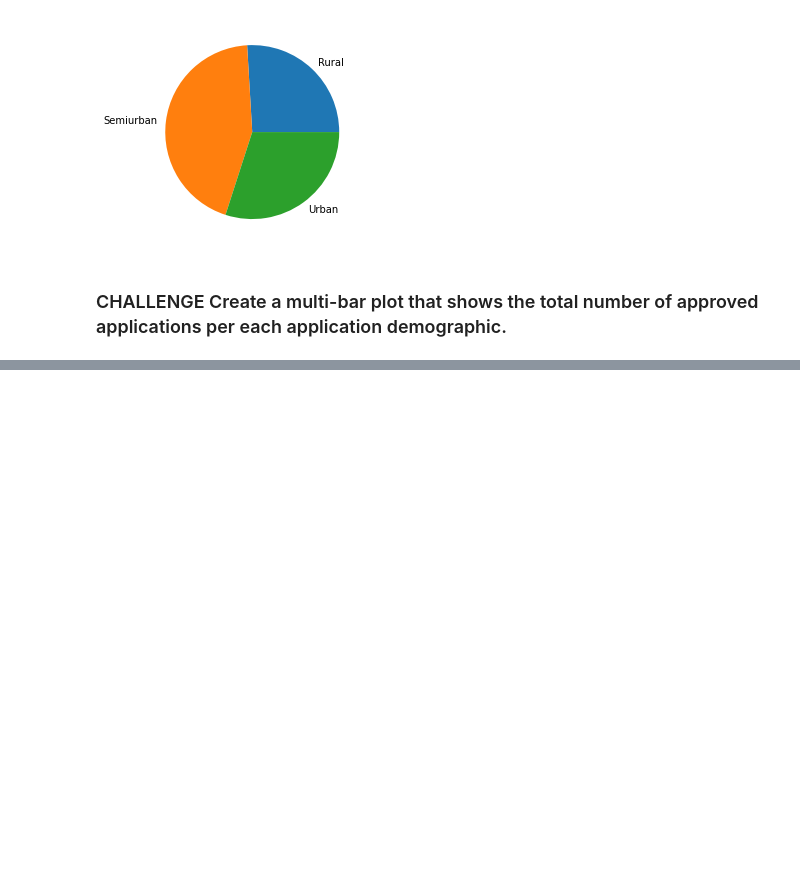
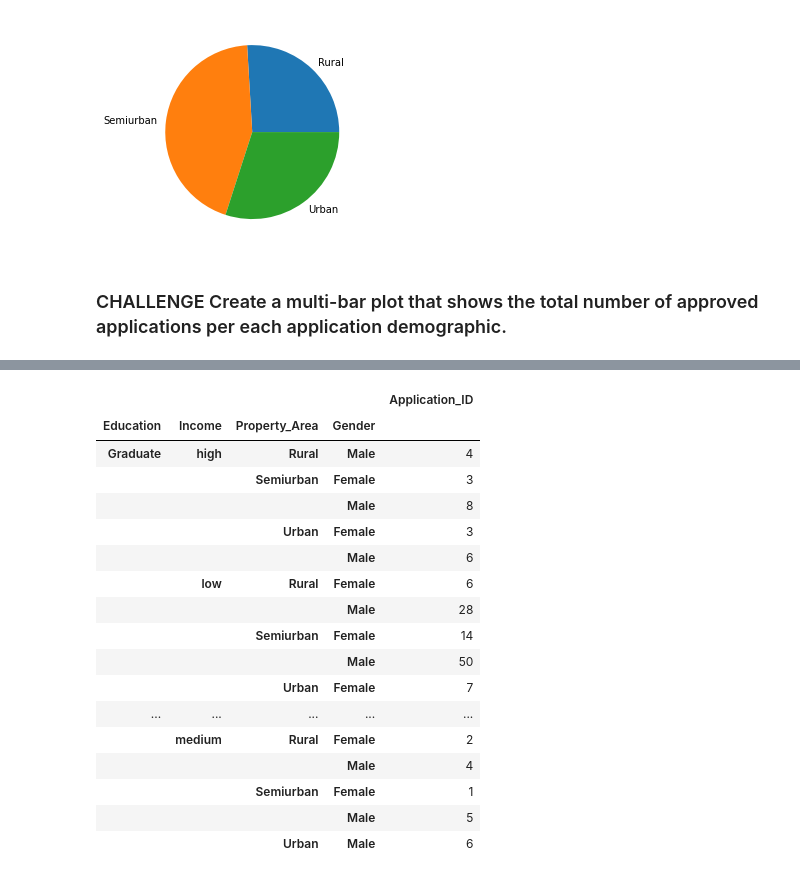
Before and after one commit to vitasunnie0812/Capstone_project, a Jupyter notebook: CAPSTONE_PROJECT.ipynb, the cells around one changed output, grey strips where cells are left out. Cells and saved outputs as stored; diff of their text form; code cells hidden in the pictures; blank space fills up the shorter version.

```diff
--- a/CAPSTONE_PROJECT.ipynb
+++ b/CAPSTONE_PROJECT.ipynb
@@ -927,0 +908,21 @@ ValueError: Could not interpret input 'Education'
+# %%
+challenge
+# %% [output]
+|  |  |  |  | Application_ID |
+| Education | Income | Property_Area | Gender |  |
+| Graduate | high | Rural | Male | 4 |
+|  |  | Semiurban | Female | 3 |
+|  |  |  | Male | 8 |
+|  |  | Urban | Female | 3 |
+|  |  |  | Male | 6 |
+|  | low | Rural | Female | 6 |
+|  |  |  | Male | 28 |
+|  |  | Semiurban | Female | 14 |
+|  |  |  | Male | 50 |
+|  |  | Urban | Female | 7 |
+| ... | ... | ... | ... | ... |
+|  | medium | Rural | Female | 2 |
+|  |  |  | Male | 4 |
+|  |  | Semiurban | Female | 1 |
+|  |  |  | Male | 5 |
+|  |  | Urban | Male | 6 |
```
Also changed, not shown: parts of 4 cells of this notebook.
